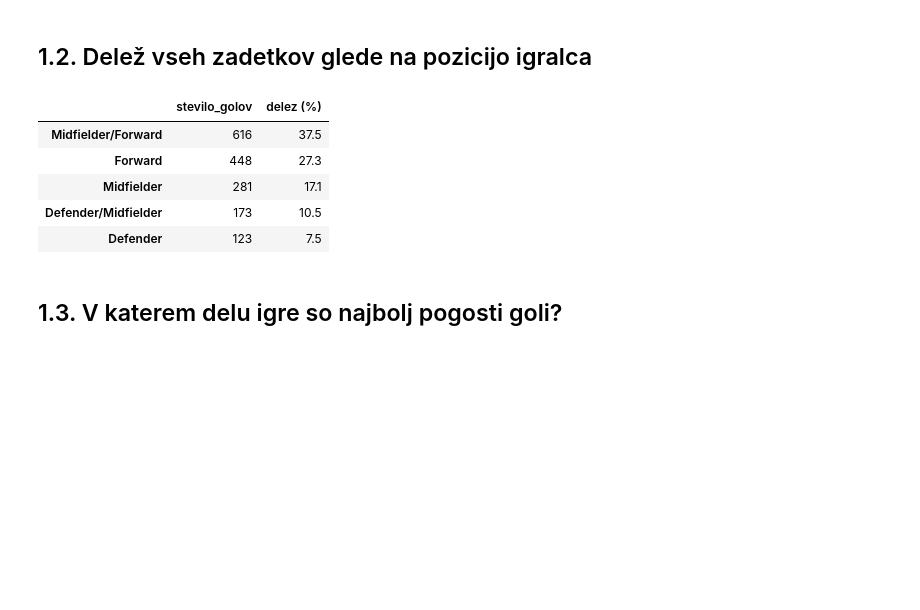
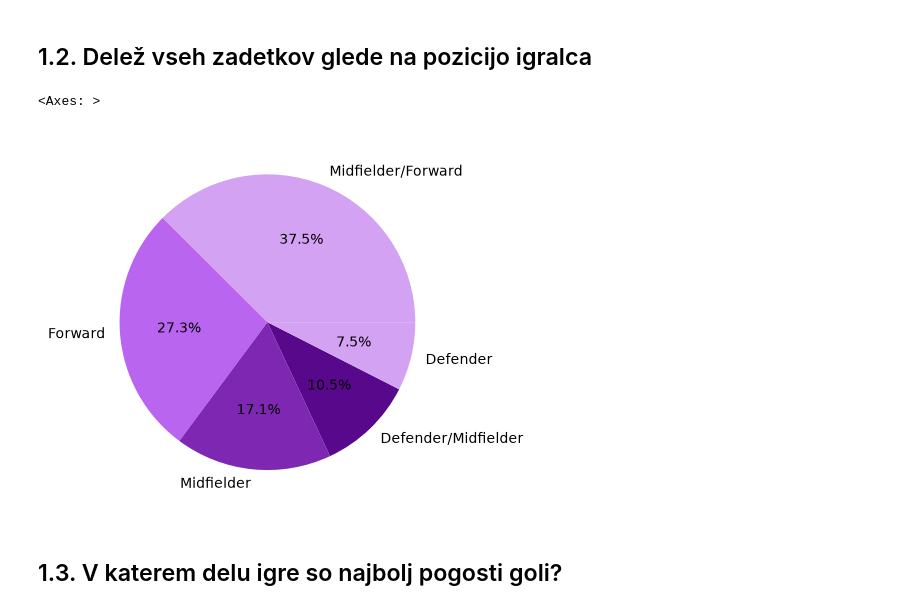
Before and after one commit to KristinaD03/projektna-UVP, a Jupyter notebook: analiza_tekem.ipynb, the cells around one changed output. Drawn from its saved outputs; the diff is of its cells as text; code cells hidden in the pictures; blank space fills up the shorter version.

```diff
--- a/analiza_tekem.ipynb
+++ b/analiza_tekem.ipynb
@@ -256,32 +265,34 @@ Neodločeno: 197 - 25.9 %
 # %%
 import re
 
 vse_pozicije = []
 
 for besedilo in tekme['strelci_domaci'].dropna():
     vse_pozicije += re.findall(r'\(([A-Za-z/ ]+)\)', besedilo)
 
 for besedilo in tekme['strelci_gostje'].dropna():
     vse_pozicije += re.findall(r'\(([A-Za-z/ ]+)\)', besedilo)
 
 len(vse_pozicije)
 
 pozicije_stevilo = pd.Series(vse_pozicije).value_counts()
 pozicije_delez = pd.Series(vse_pozicije).value_counts(normalize=True) * 100
 
 povzetek_pozicij = pd.DataFrame({
     'stevilo_golov': pozicije_stevilo,
     'delez (%)': pozicije_delez.round(1)
 })
 
 povzetek_pozicij
+
+pozicije_stevilo.plot(
+    kind='pie',
+    autopct='%1.1f%%',
+    colors=['#d4a2f2', '#ba65f0', '#7d27b3', '#58088a']
+     )
 # %% [output]
-|  | stevilo_golov | delez (%) |
-| Midfielder/Forward | 616 | 37.5 |
-| Forward | 448 | 27.3 |
-| Midfielder | 281 | 17.1 |
-| Defender/Midfielder | 173 | 10.5 |
-| Defender | 123 | 7.5 |
+<Axes: >
+[figure, added]
 # %% [markdown]
 ## 1.3. V katerem delu igre so najbolj pogosti goli?
 # %%
```
Also changed, not shown: parts of 7 cells of this notebook.
